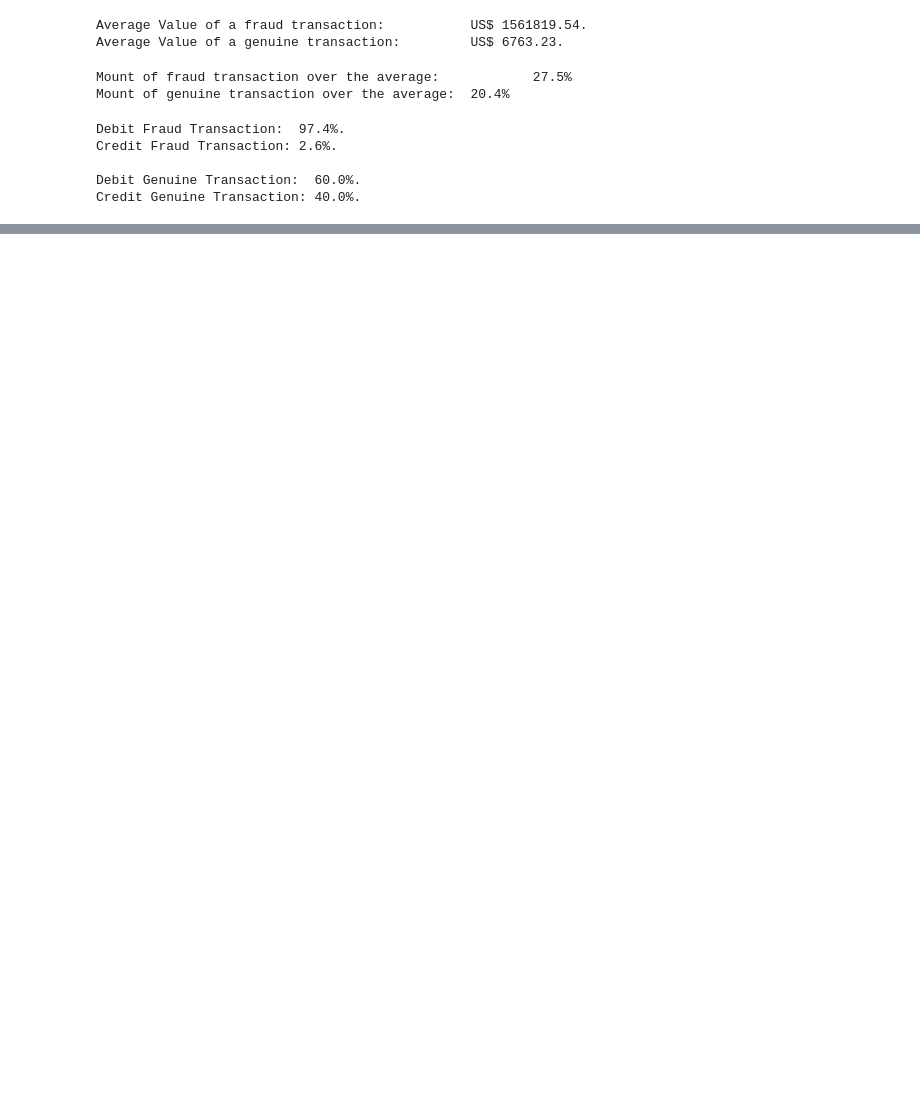
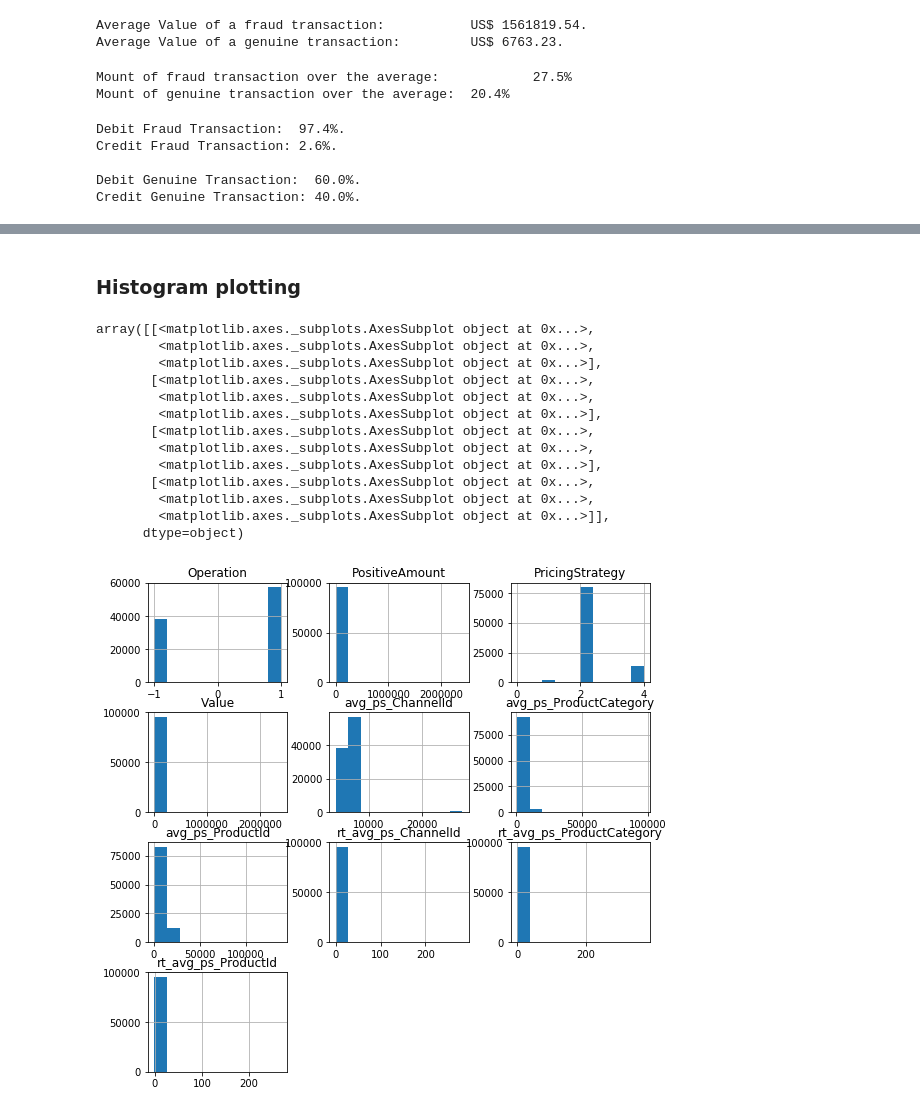
Before and after one commit to fernandojunior/financial-fraud-detection, a Jupyter notebook: src/Fraud_Detection_Xente.ipynb, the cells around one changed output, grey strips where cells are left out. Drawn from its saved outputs; the diff is of its cells as text; code cells hidden in the pictures; blank space fills up the shorter version.

```diff
--- a/src/Fraud_Detection_Xente.ipynb
+++ b/src/Fraud_Detection_Xente.ipynb
@@ -426,0 +460,19 @@ O tipo de operação também muda bastante, o valor médio é pelo menos 4 vezes
+# %% [markdown]
+### Histogram plotting
+# %%
+fraud_data.filter('Fraudresult == 0').toPandas().hist(column=numerical_features, figsize=(9,9))
+# %% [output]
+array([[<matplotlib.axes._subplots.AxesSubplot object at 0x...>,
+        <matplotlib.axes._subplots.AxesSubplot object at 0x...>,
+        <matplotlib.axes._subplots.AxesSubplot object at 0x...>],
+       [<matplotlib.axes._subplots.AxesSubplot object at 0x...>,
+        <matplotlib.axes._subplots.AxesSubplot object at 0x...>,
+        <matplotlib.axes._subplots.AxesSubplot object at 0x...>],
+       [<matplotlib.axes._subplots.AxesSubplot object at 0x...>,
+        <matplotlib.axes._subplots.AxesSubplot object at 0x...>,
+        <matplotlib.axes._subplots.AxesSubplot object at 0x...>],
+       [<matplotlib.axes._subplots.AxesSubplot object at 0x...>,
+        <matplotlib.axes._subplots.AxesSubplot object at 0x...>,
+        <matplotlib.axes._subplots.AxesSubplot object at 0x...>]],
+      dtype=object)
+[figure, added]
```
Also changed, not shown: parts of 25 cells of this notebook.
